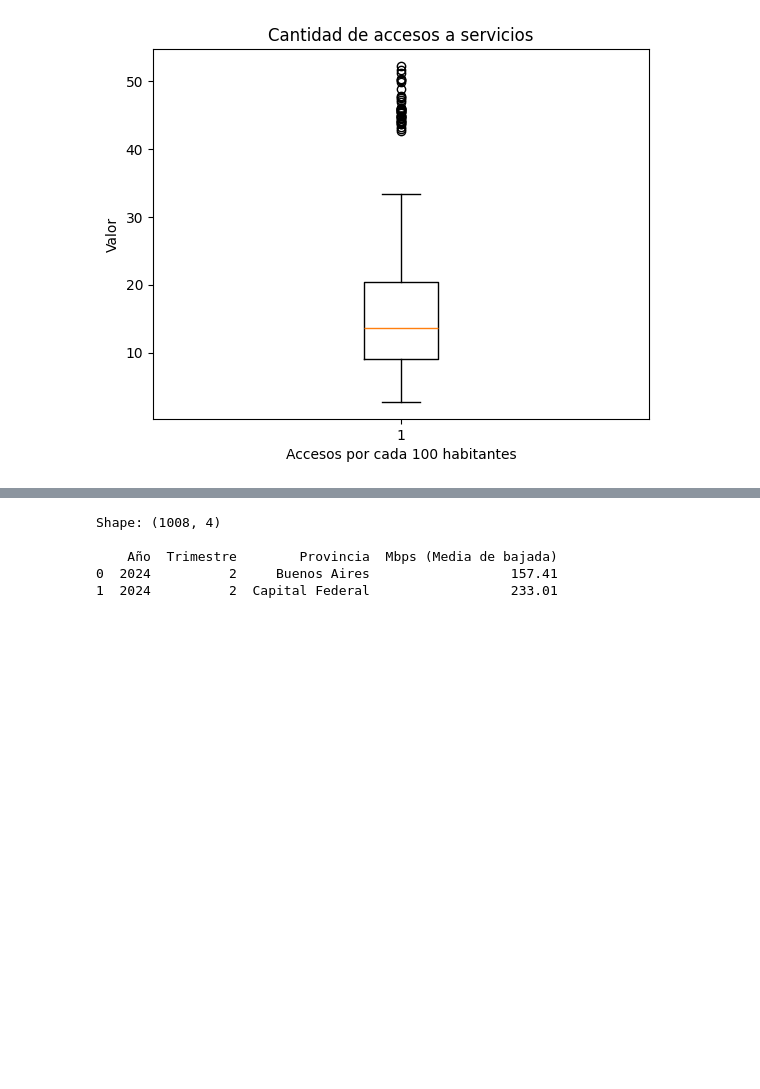
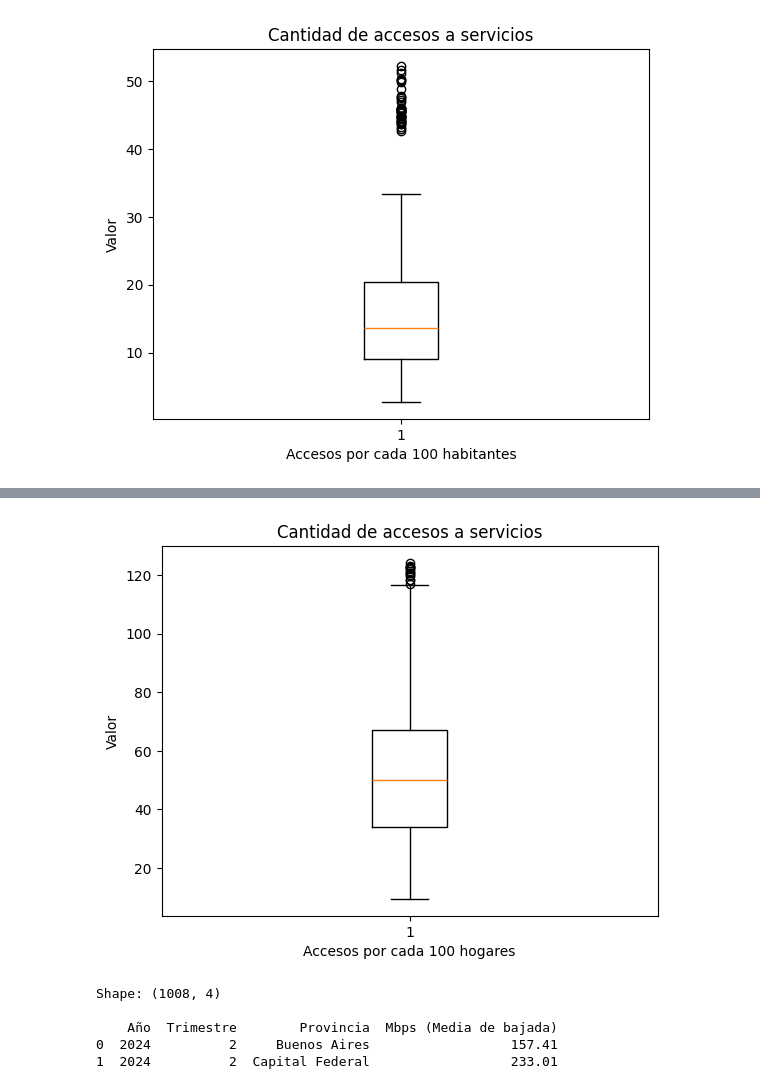
Before and after one commit to DedesF/Proyecto_2, a Jupyter notebook: Analisis/ETL.ipynb, the cells around one changed output, grey strips where cells are left out. Drawn from its saved outputs; the diff is of its cells as text; code cells hidden in the pictures; blank space fills up the shorter version.

```diff
--- a/Analisis/ETL.ipynb
+++ b/Analisis/ETL.ipynb
@@ -168,3 +202,11 @@ plt.show()
+# %%
+plt.boxplot(df_int_penhog['Accesos por cada 100 hogares'])
+plt.title('Cantidad de accesos a servicios')
+plt.xlabel('Accesos por cada 100 hogares')
+plt.ylabel('Valor')
+plt.show()
+# %% [output]
+[figure, added]
 # %%
 df_int_velprov = pd.read_excel('C:/Python/Data Science/Proyecto_2/Datasets/Internet.xlsx', sheet_name='Velocidad % por prov')
 print(f'Shape: {df_int_velprov.shape}\n')
```
Also changed, not shown: parts of 31 cells of this notebook, 7 other files.
